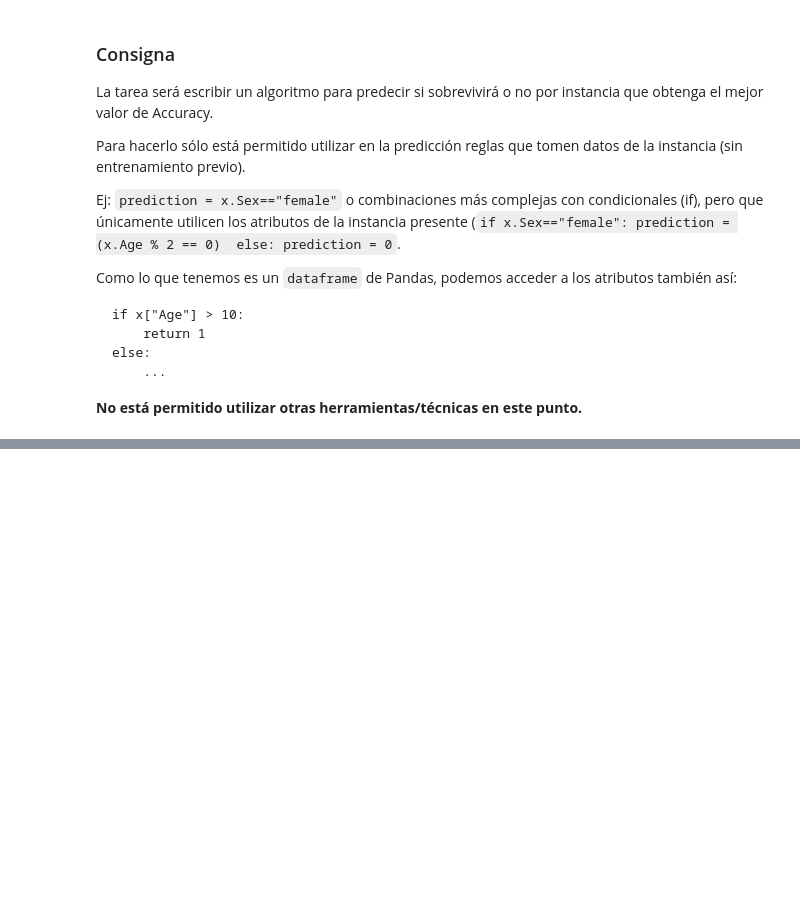
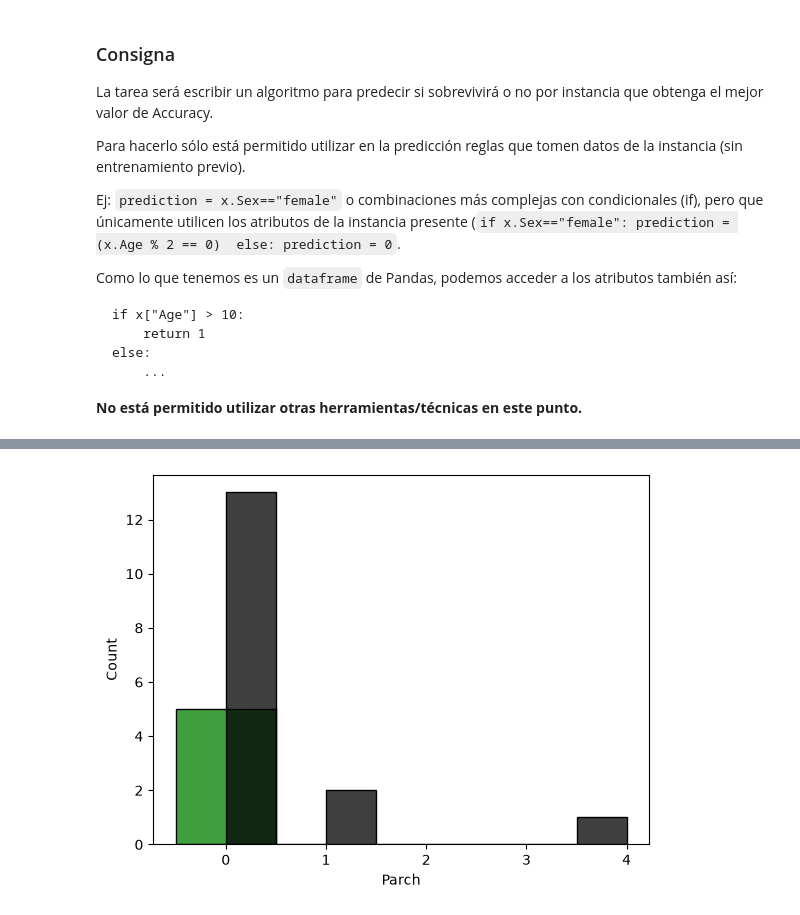
Before and after one commit to SebasAndres/Aprendizaje-Automatico-UBA, a Jupyter notebook: notebooks/notebook_02_titanic-published.ipynb, the cells around one changed output, grey strips where cells are left out. Saved outputs shown, nothing was run; the diff lists cells and outputs as text; code cells hidden in the pictures; blank space fills up the shorter version.

```diff
--- a/notebooks/notebook_02_titanic-published.ipynb
+++ b/notebooks/notebook_02_titanic-published.ipynb
@@ -397,0 +368,6 @@ Accuracy: 0.675
+# %%
+sns.histplot(df[(df.Age > 60) & (df.Survived == 1)].Parch, color='green')
+sns.histplot(df[(df.Age > 60) & (df.Survived == 0)].Parch, color='black')
+plt.show()
+# %% [output]
+[figure, added]
```
Also changed, not shown: parts of 23 cells of this notebook, 4 other files.
